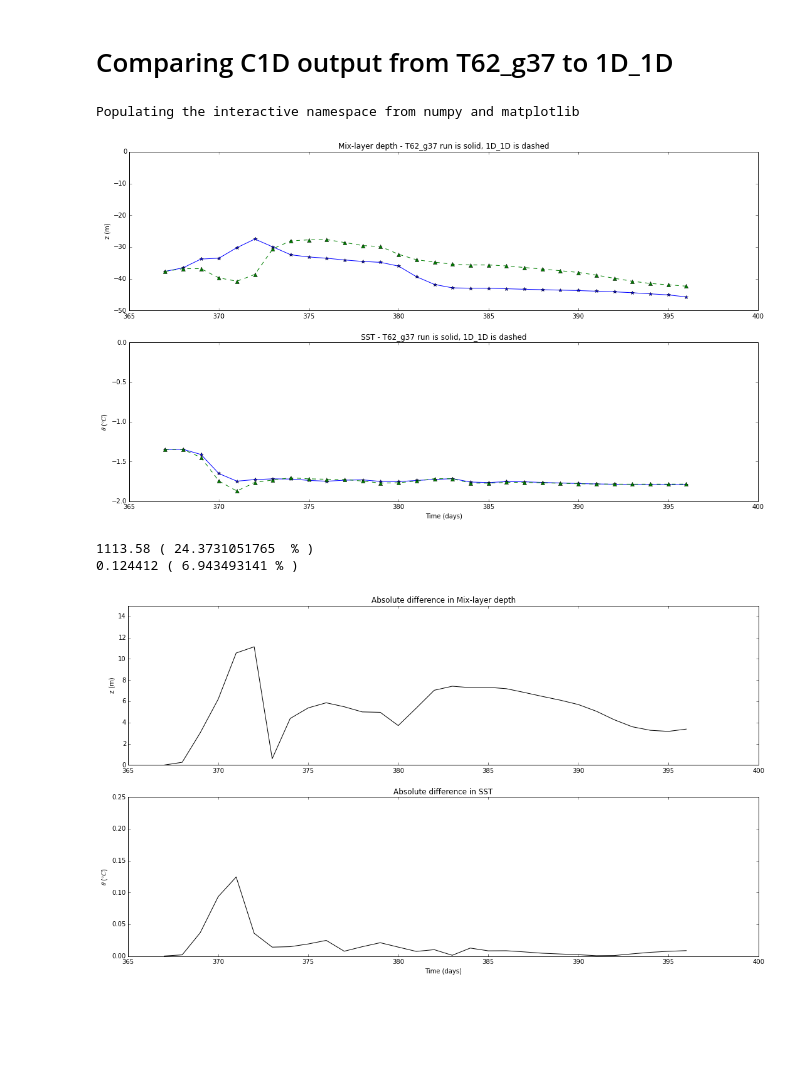
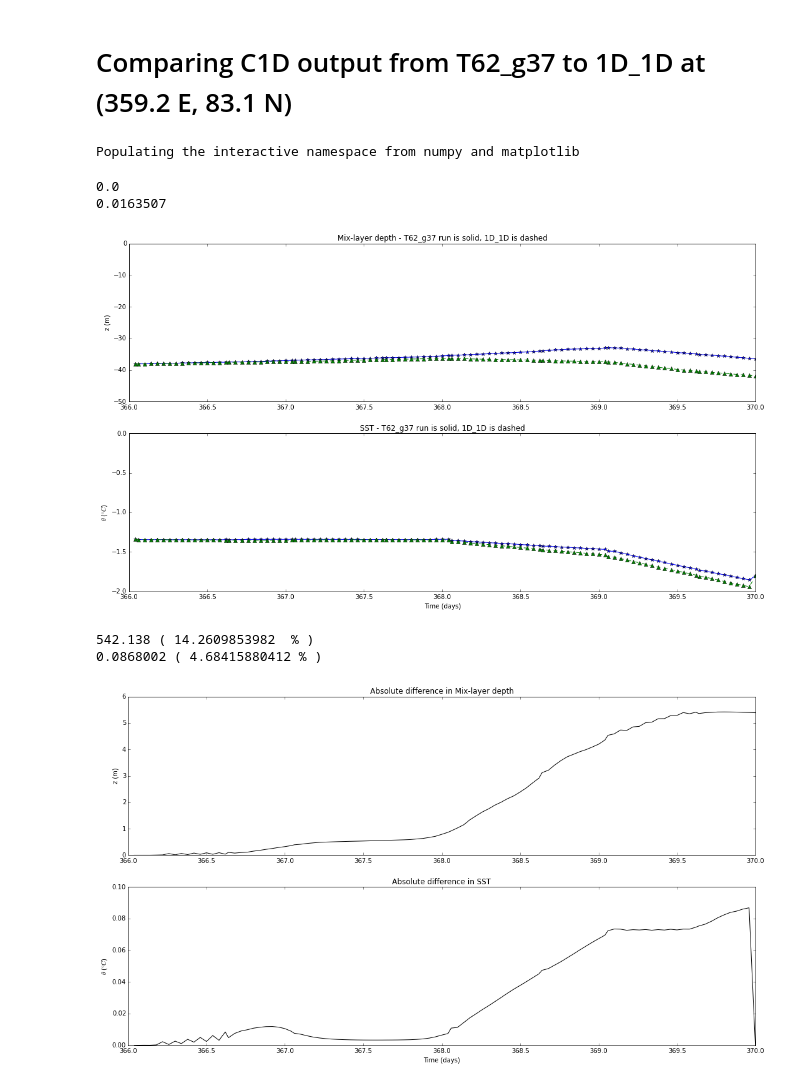
Before and after one commit to mnlevy1981/1D_POP_output, a Jupyter notebook: Compare.T62_g37.1D_1D.ArcticOcean.ipynb, the cells around one changed output. Cells and saved outputs as stored; diff of their text form; code cells hidden in the pictures; blank space fills up the shorter version.

Commit message:
nstep output for 4 days for better comparison

```diff
--- a/Compare.T62_g37.1D_1D.ArcticOcean.ipynb
+++ b/Compare.T62_g37.1D_1D.ArcticOcean.ipynb
@@ -1,5 +1,5 @@
 # %% [markdown]
-# Comparing C1D output from T62_g37 to 1D_1D
+# Comparing C1D output from T62_g37 to 1D_1D at (359.2 E, 83.1 N)
 # %%
 from netCDF4 import Dataset                     # For reading data
 from matplotlib import pyplot as plt            # For plotting
@@ -25,3 +11,37 @@ SST2  = data2.variables['SST'][:,0,0]
+# %%
+# Load data
+# (102,40) is North Pole (359.2 E, 83.1 N)
+lat_in = 102
+lon_in = 40
+case1  = 'C1D.g37_g37.southern_ocean'
+case2  = 'C1D.ArcticOcean'
+suffix = 'pop.h.nday1.0001-01-02-03456.nc'
+file1  = '/Users/mlevy/scratch/cesm-out/'+case1+'/run/'+case1+'.'+suffix
+file2  = '/Users/mlevy/scratch/cesm-out/'+case2+'/run/'+case2+'.'+suffix
+data1  = Dataset(file1)
+time   = data1.variables['time'][:]
+HMXL1  = data1.variables['HMXL_2'][:,lat_in,lon_in]
+SST1   = data1.variables['SST'][:,lat_in,lon_in]
+data2  = Dataset(file2)
+HMXL2  = data2.variables['HMXL_2'][:,0,0]
+SST2   = data2.variables['SST'][:,0,0]
+
+suffix   = 'pop.h.0001-01-02-03456.nc'
+file3    = '/Users/mlevy/scratch/cesm-out/'+case1+'/run/'+case1+'.'+suffix
+file4    = '/Users/mlevy/scratch/cesm-out/'+case2+'/run/'+case2+'.'+suffix
+data3    = Dataset(file3)
+time2    = data3.variables['time'][:]
+SHF_QSW1 = data3.variables['SHF_QSW'][:,lat_in,lon_in]
+LWDN_F1  = data3.variables['LWDN_F'][:,lat_in,lon_in]
+data4    = Dataset(file4)
+SHF_QSW2 = data4.variables['SHF_QSW'][:,0,0]
+LWDN_F2  = data4.variables['LWDN_F'][:,0,0]
+
+print(abs(max(SHF_QSW1-SHF_QSW2)))
+print(abs(max(LWDN_F1-LWDN_F2)))
+# %% [output]
+0.0
+0.0163507
 # %%
 plt.subplot(2,1,1); plt.plot(time, -HMXL1/100,'-*', time, -HMXL2/100, '--^'); plt.ylim((-50,0))
 plt.ylabel('z (m)'); plt.title('Mix-layer depth - T62_g37 run is solid, 1D_1D is dashed')
@@ -29,16 +49,16 @@ plt.subplot(2,1,2); plt.plot(time, SST1,'-*', time, SST2, '--^'); plt.ylim((-2,0
 plt.xlabel('Time (days)'); plt.ylabel(r'$\theta$ (${\degree}C$)')
 plt.title('SST - T62_g37 run is solid, 1D_1D is dashed');
 # %% [output]
-[figure, old version]
+[figure, new version]
 # %%
 print max(abs(HMXL1-HMXL2)), "(", 100*max(abs(HMXL1-HMXL2))/max(abs(HMXL1)), " % )"
 print max(abs(SST1-SST2)), "(", 100*max(abs(SST1-SST2))/max(abs(SST1)), "% )"
-plt.subplot(2,1,1); plt.plot(time, abs(HMXL1-HMXL2)/100,'-k'); plt.ylim((0,15))
+plt.subplot(2,1,1); plt.plot(time, abs(HMXL1-HMXL2)/100,'-k'); plt.ylim((0,6))
 plt.ylabel('z (m)'); plt.title('Absolute difference in Mix-layer depth')
-plt.subplot(2,1,2); plt.plot(time, abs(SST1-SST2),'-k'); plt.ylim((0,0.25))
+plt.subplot(2,1,2); plt.plot(time, abs(SST1-SST2),'-k'); plt.ylim((0,0.1))
 plt.xlabel('Time (days)'); plt.ylabel(r'$\theta$ (${\degree}C$)')
 plt.title('Absolute difference in SST');
 # %% [output]
-1113.58 ( 24.3731051765  % )
-0.124412 ( 6.943493141 % )
+542.138 ( 14.2609853982  % )
+0.0868002 ( 4.68415880412 % )
-[figure, old version]
+[figure, new version]
```
Also changed, not shown: parts of 1 cell of this notebook, 1 other file.
